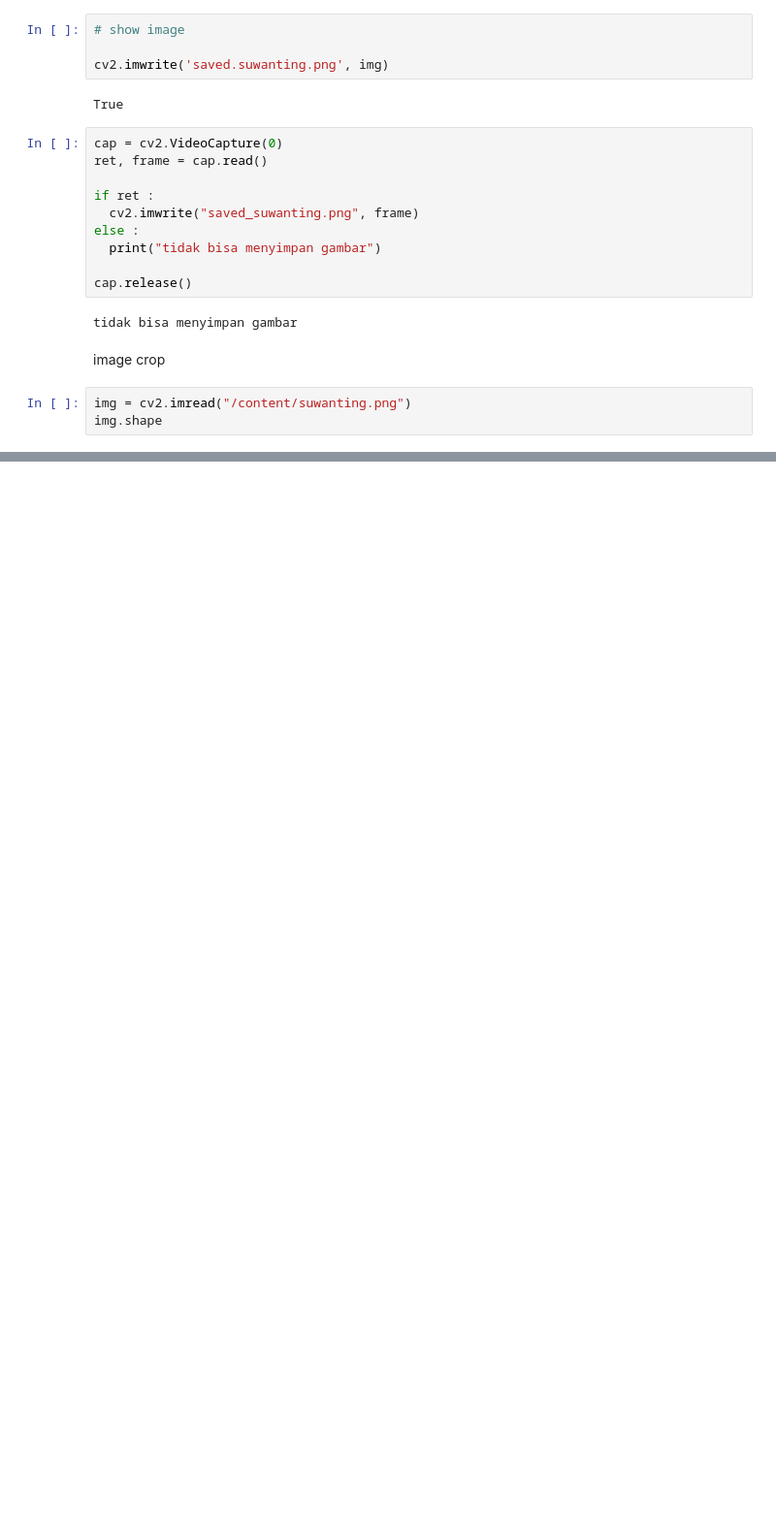
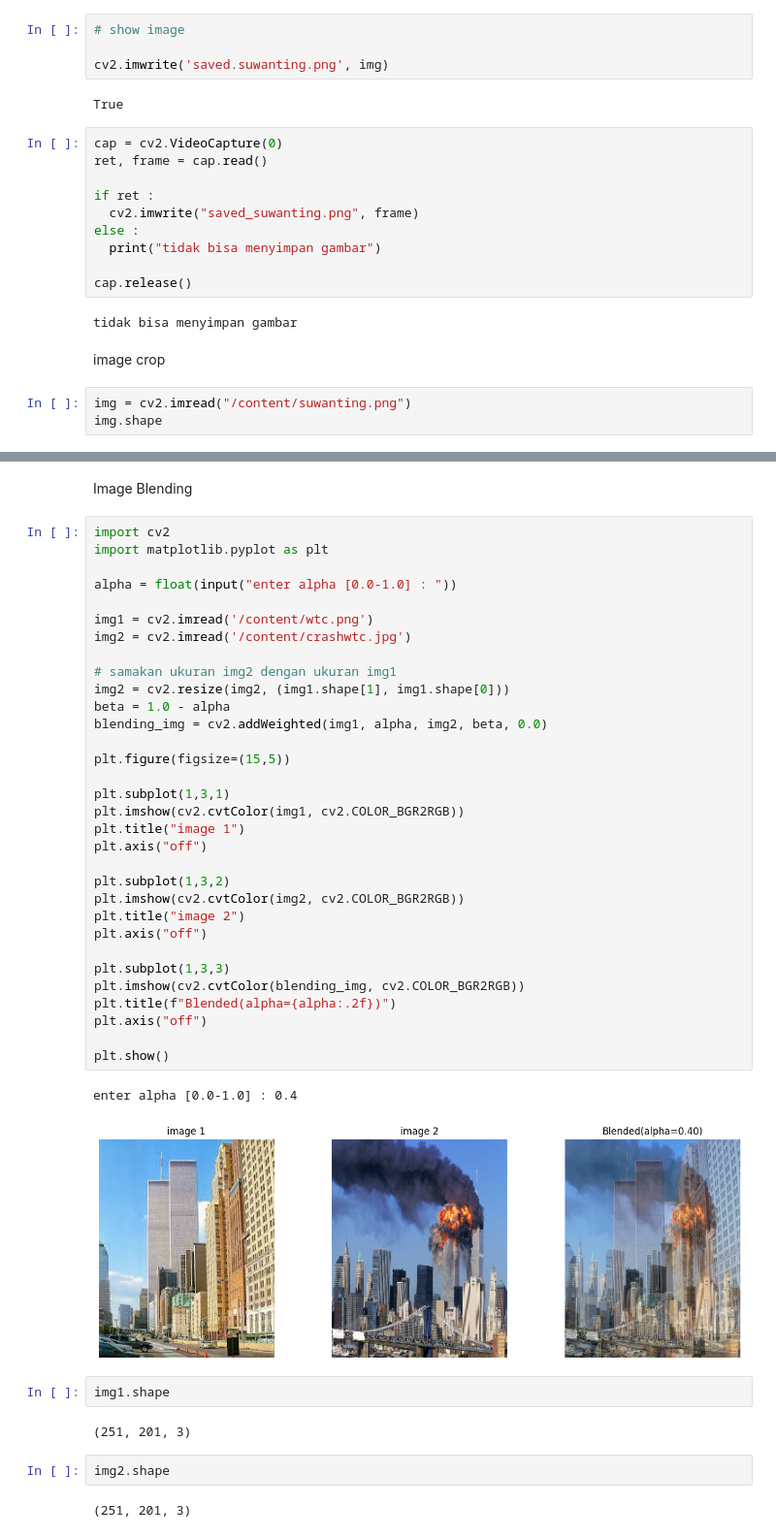
Before and after one commit to adisdumpcode/CitraDigital, a Jupyter notebook: meeting2.ipynb, the cells around one changed output, grey strips where cells are left out. Shown at 97% size. Cells and saved outputs as stored; diff of their text form; blank space fills up the shorter version.

```diff
--- a/meeting2.ipynb
+++ b/meeting2.ipynb
@@ -172,0 +173,45 @@ plt.show()
+# %% [markdown]
+Image Blending
+# %%
+import cv2
+import matplotlib.pyplot as plt
+
+alpha = float(input("enter alpha [0.0-1.0] : "))
+
+img1 = cv2.imread('/content/wtc.png')
+img2 = cv2.imread('/content/crashwtc.jpg')
+
+# samakan ukuran img2 dengan ukuran img1
+img2 = cv2.resize(img2, (img1.shape[1], img1.shape[0]))
+beta = 1.0 - alpha
+blending_img = cv2.addWeighted(img1, alpha, img2, beta, 0.0)
+
+plt.figure(figsize=(15,5))
+
+plt.subplot(1,3,1)
+plt.imshow(cv2.cvtColor(img1, cv2.COLOR_BGR2RGB))
+plt.title("image 1")
+plt.axis("off")
+
+plt.subplot(1,3,2)
+plt.imshow(cv2.cvtColor(img2, cv2.COLOR_BGR2RGB))
+plt.title("image 2")
+plt.axis("off")
+
+plt.subplot(1,3,3)
+plt.imshow(cv2.cvtColor(blending_img, cv2.COLOR_BGR2RGB))
+plt.title(f"Blended(alpha={alpha:.2f})")
+plt.axis("off")
+
+plt.show()
+# %% [output]
+enter alpha [0.0-1.0] : 0.4
+[figure, added]
+# %%
+img1.shape
+# %% [output]
+(251, 201, 3)
+# %%
+img2.shape
+# %% [output]
+(251, 201, 3)
```
Also changed, not shown: parts of 6 cells of this notebook.
